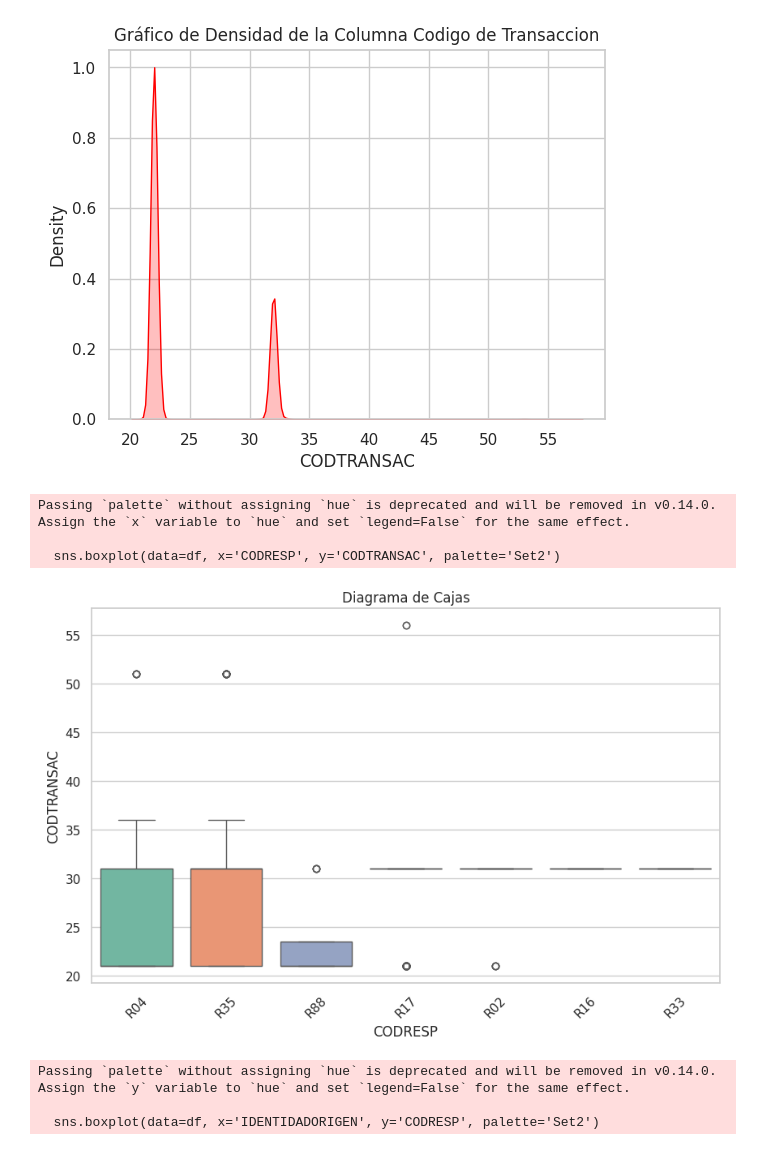
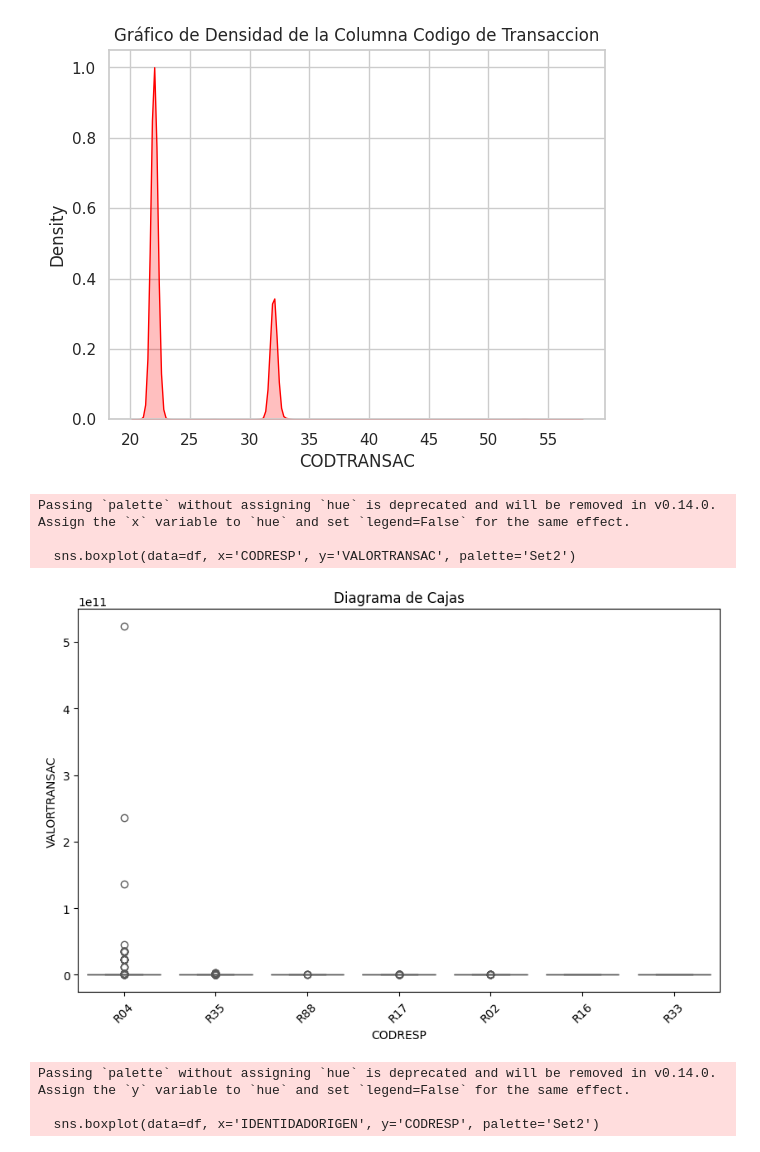
Before and after one commit to oerv13/Ibero, a Jupyter notebook: Algoritmos.ipynb, the cells around one changed output. Saved outputs shown, nothing was run; the diff lists cells and outputs as text; code cells hidden in the pictures.

```diff
--- a/Algoritmos.ipynb
+++ b/Algoritmos.ipynb
@@ -236,15 +385,15 @@ Text(0.5, 1.0, 'Gráfico de Densidad de la Columna Codigo de Transaccion')
 # %%
 # Boxplot para entender la distribución de una columna categórica con respecto a una numérica
 plt.figure(figsize=(10, 6))
-sns.boxplot(data=df, x='CODRESP', y='CODTRANSAC', palette='Set2')
+sns.boxplot(data=df, x='CODRESP', y='VALORTRANSAC', palette='Set2')
 plt.title('Diagrama de Cajas')
 plt.xticks(rotation=45)
 plt.show()
 # %% [output]
 Passing `palette` without assigning `hue` is deprecated and will be removed in v0.14.0. Assign the `x` variable to `hue` and set `legend=False` for the same effect.
 
-  sns.boxplot(data=df, x='CODRESP', y='CODTRANSAC', palette='Set2')
+  sns.boxplot(data=df, x='CODRESP', y='VALORTRANSAC', palette='Set2')
-[figure, old version]
+[figure, new version]
 # %%
 # Boxplot para entender la distribución de una columna categórica con respecto a una numérica
 plt.figure(figsize=(10, 6))
```
Also changed, not shown: parts of 28 cells of this notebook.
